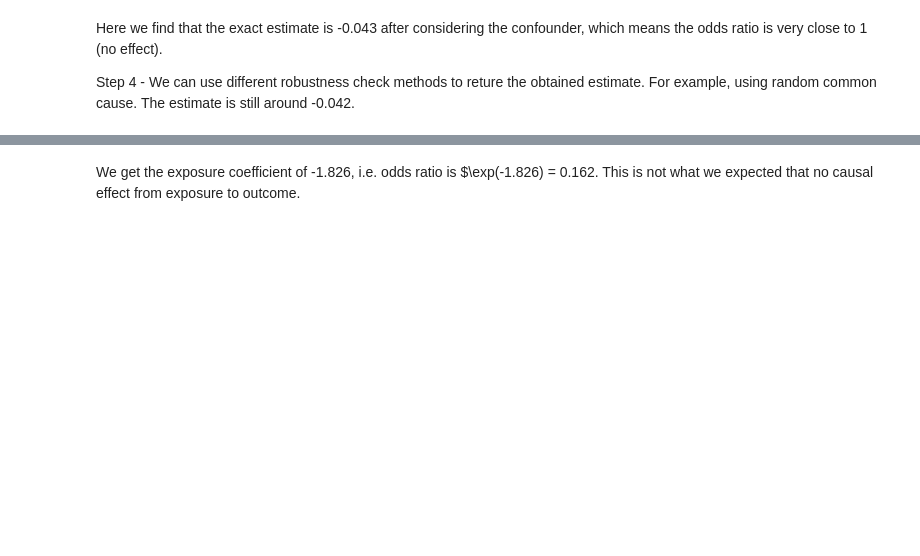
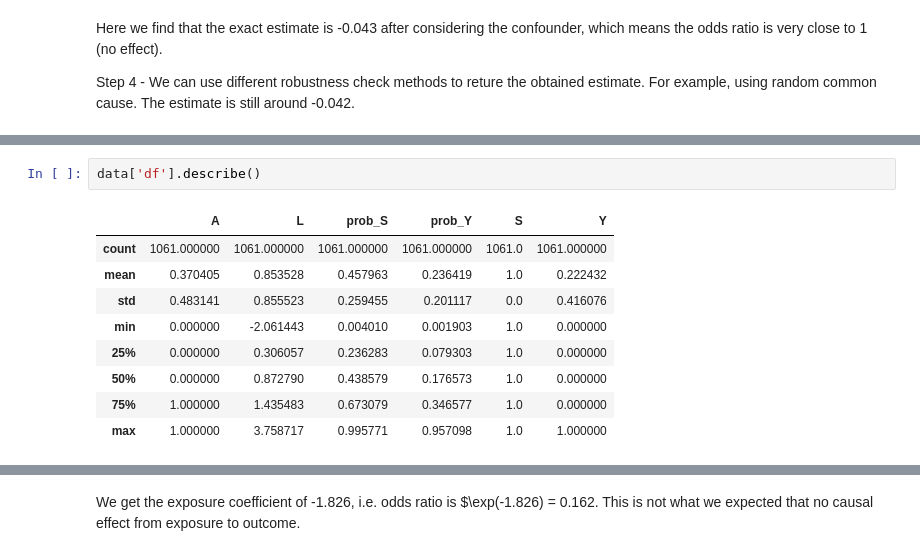
Before and after one commit to ckbjimmy/2019_tokyo, a Jupyter notebook: causal_workshop.ipynb, the cells around one changed output, grey strips where cells are left out. Drawn from its saved outputs; the diff is of its cells as text; blank space fills up the shorter version.

```diff
--- a/causal_workshop.ipynb
+++ b/causal_workshop.ipynb
@@ -320 +362,13 @@ data['dot_graph'] = d.replace('\n', '')
+# %%
+data['df'].describe()
+# %% [output]
+|  | A | L | prob_S | prob_Y | S | Y |
+| count | 1061.000000 | 1061.000000 | 1061.000000 | 1061.000000 | 1061.0 | 1061.000000 |
+| mean | 0.370405 | 0.853528 | 0.457963 | 0.236419 | 1.0 | 0.222432 |
+| std | 0.483141 | 0.855523 | 0.259455 | 0.201117 | 0.0 | 0.416076 |
+| min | 0.000000 | -2.061443 | 0.004010 | 0.001903 | 1.0 | 0.000000 |
+| 25% | 0.000000 | 0.306057 | 0.236283 | 0.079303 | 1.0 | 0.000000 |
+| 50% | 0.000000 | 0.872790 | 0.438579 | 0.176573 | 1.0 | 0.000000 |
+| 75% | 1.000000 | 1.435483 | 0.673079 | 0.346577 | 1.0 | 0.000000 |
+| max | 1.000000 | 3.758717 | 0.995771 | 0.957098 | 1.0 | 1.000000 |
 # %% [markdown]
```
Also changed, not shown: parts of 26 cells of this notebook.
